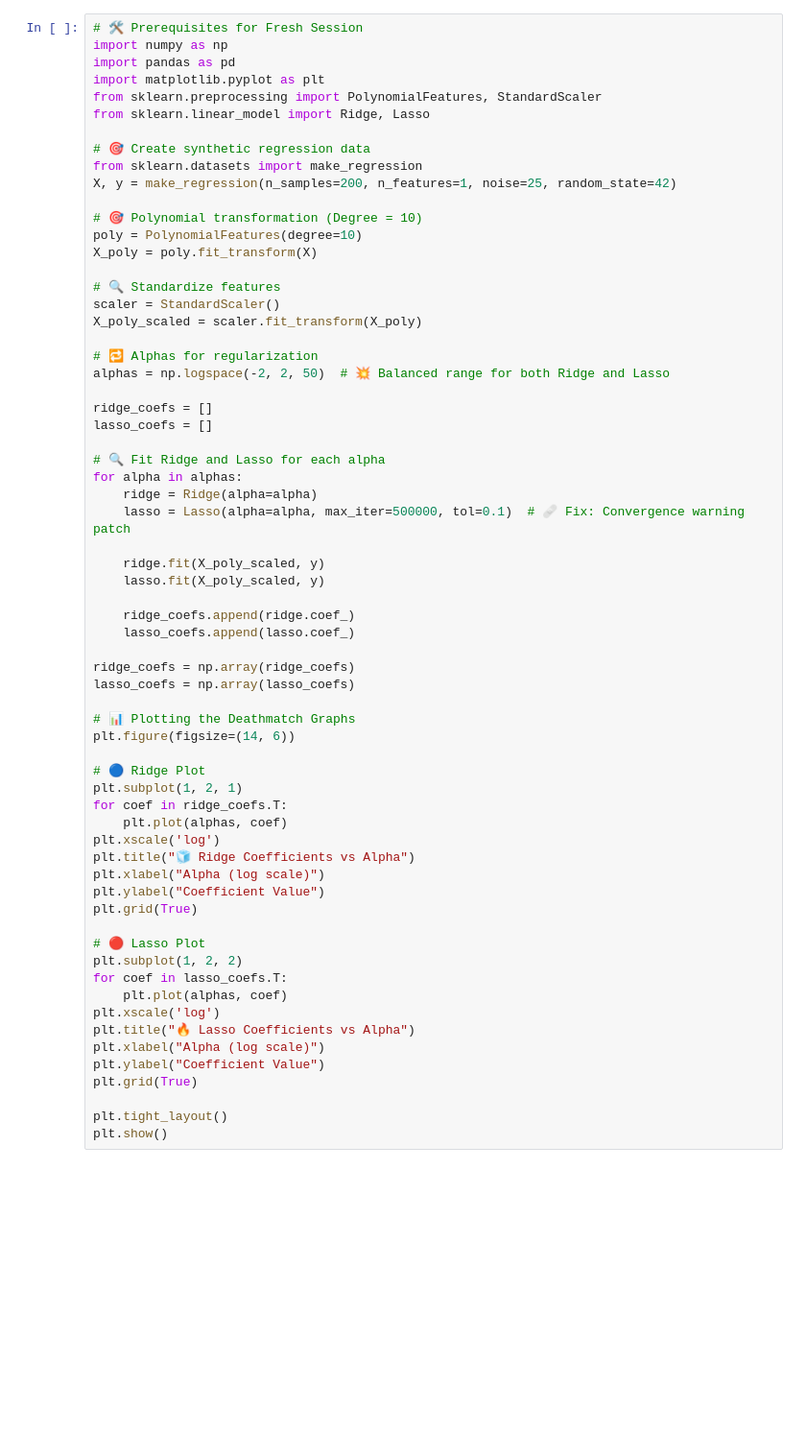
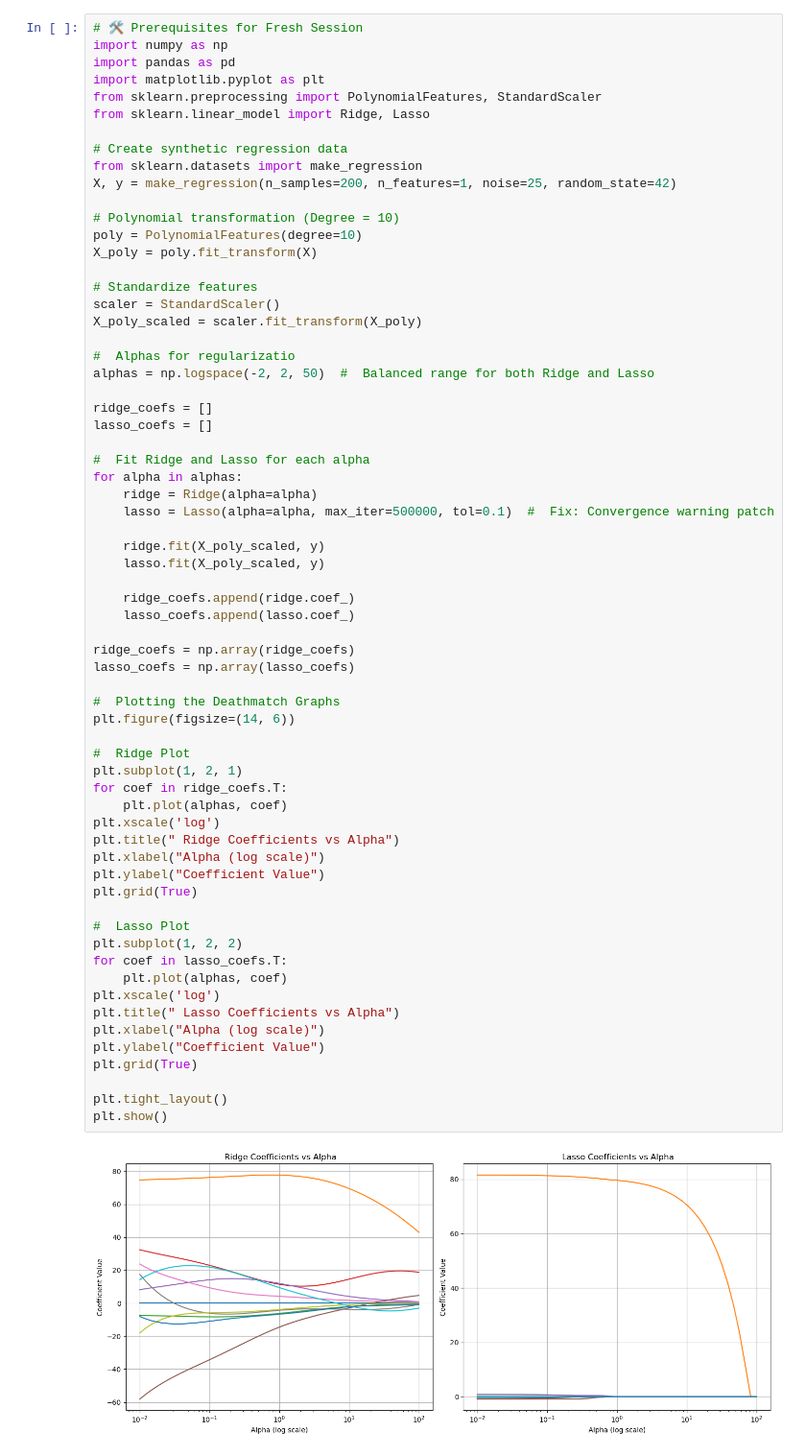
Before and after one commit to vanstyagi/ML-Sprint-Vansh, a Jupyter notebook: Day_29/lasso_vs_ridge.ipynb, the cells around one changed output. Shown at 96% size. Cells and saved outputs as stored; diff of their text form; blank space fills up the shorter version.

Commit message:
Day 29 ✅ : Lasso vs Ridge — Deathmatch of Coefficients (Regularization Effect Visualization)

```diff
--- a/Day_29/lasso_vs_ridge.ipynb
+++ b/Day_29/lasso_vs_ridge.ipynb
@@ -6,60 +6,62 @@ import matplotlib.pyplot as plt
 from sklearn.preprocessing import PolynomialFeatures, StandardScaler
 from sklearn.linear_model import Ridge, Lasso
 
-# 🎯 Create synthetic regression data
+# Create synthetic regression data
 from sklearn.datasets import make_regression
 X, y = make_regression(n_samples=200, n_features=1, noise=25, random_state=42)
 
-# 🎯 Polynomial transformation (Degree = 10)
+# Polynomial transformation (Degree = 10)
 poly = PolynomialFeatures(degree=10)
 X_poly = poly.fit_transform(X)
 
-# 🔍 Standardize features
+# Standardize features
 scaler = StandardScaler()
 X_poly_scaled = scaler.fit_transform(X_poly)
 
-# 🔁 Alphas for regularization
-alphas = np.logspace(-2, 2, 50)  # 💥 Balanced range for both Ridge and Lasso
+#  Alphas for regularizatio
+alphas = np.logspace(-2, 2, 50)  #  Balanced range for both Ridge and Lasso
 
 ridge_coefs = []
 lasso_coefs = []
 
-# 🔍 Fit Ridge and Lasso for each alpha
+#  Fit Ridge and Lasso for each alpha
 for alpha in alphas:
     ridge = Ridge(alpha=alpha)
-    lasso = Lasso(alpha=alpha, max_iter=500000, tol=0.1)  # 🩹 Fix: Convergence warning patch
+    lasso = Lasso(alpha=alpha, max_iter=500000, tol=0.1)  #  Fix: Convergence warning patch
 
     ridge.fit(X_poly_scaled, y)
     lasso.fit(X_poly_scaled, y)
 
     ridge_coefs.append(ridge.coef_)
     lasso_coefs.append(lasso.coef_)
 
 ridge_coefs = np.array(ridge_coefs)
 lasso_coefs = np.array(lasso_coefs)
 
-# 📊 Plotting the Deathmatch Graphs
+#  Plotting the Deathmatch Graphs
 plt.figure(figsize=(14, 6))
 
-# 🔵 Ridge Plot
+#  Ridge Plot
 plt.subplot(1, 2, 1)
 for coef in ridge_coefs.T:
     plt.plot(alphas, coef)
 plt.xscale('log')
-plt.title("🧊 Ridge Coefficients vs Alpha")
+plt.title(" Ridge Coefficients vs Alpha")
 plt.xlabel("Alpha (log scale)")
 plt.ylabel("Coefficient Value")
 plt.grid(True)
 
-# 🔴 Lasso Plot
+#  Lasso Plot
 plt.subplot(1, 2, 2)
 for coef in lasso_coefs.T:
     plt.plot(alphas, coef)
 plt.xscale('log')
-plt.title("🔥 Lasso Coefficients vs Alpha")
+plt.title(" Lasso Coefficients vs Alpha")
 plt.xlabel("Alpha (log scale)")
 plt.ylabel("Coefficient Value")
 plt.grid(True)
 
 plt.tight_layout()
 plt.show()
+# %% [output]
+[figure, added]
```
